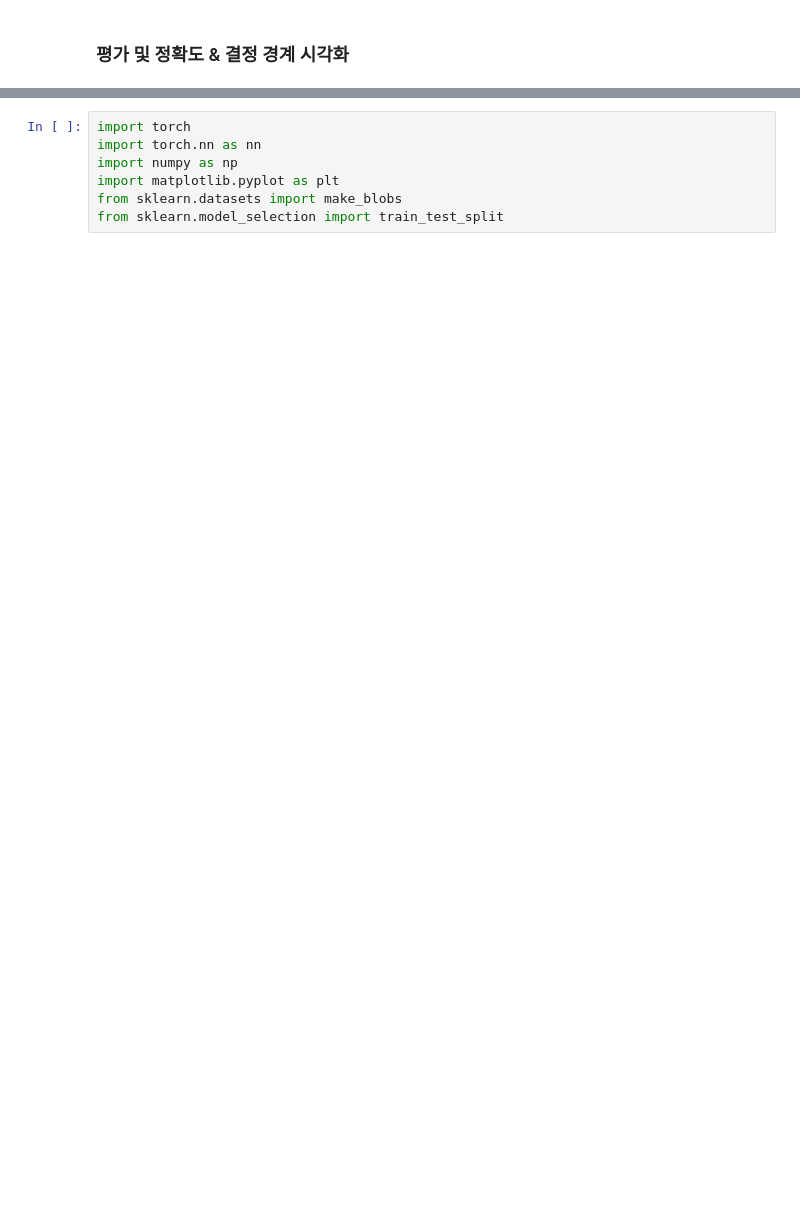
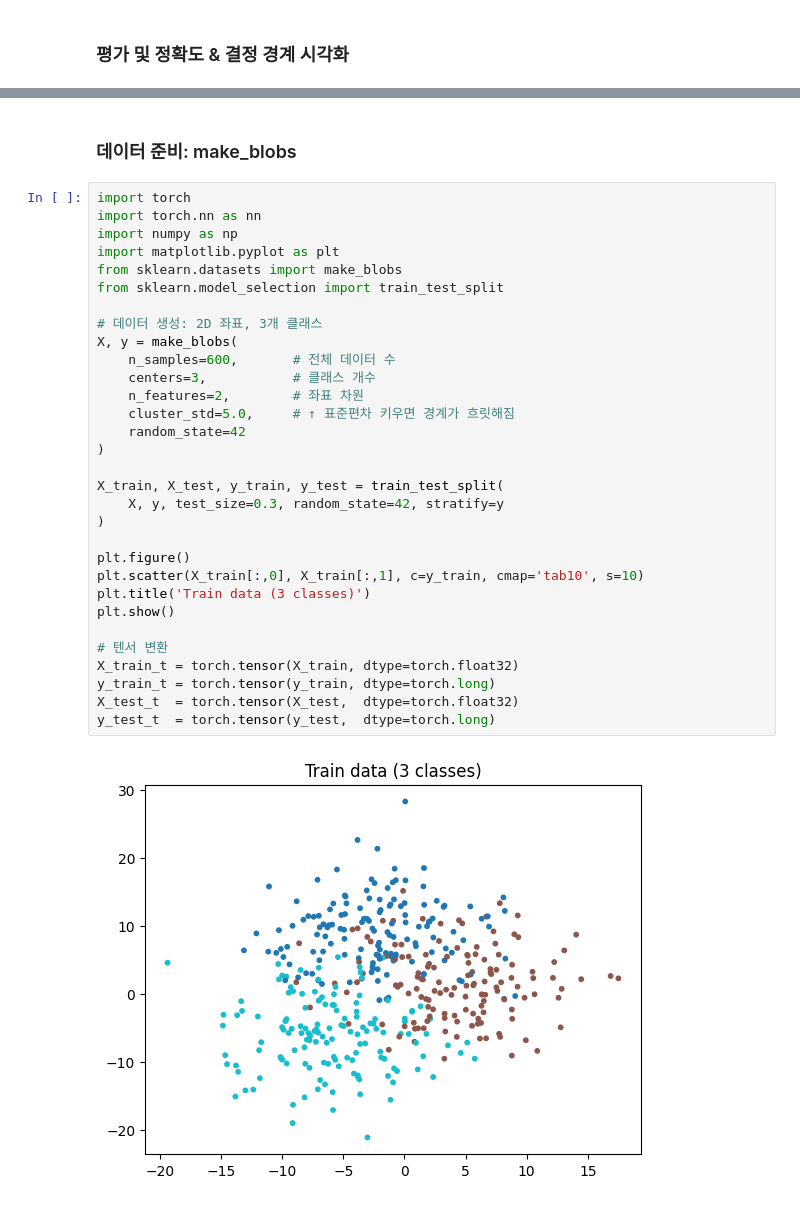
Before and after one commit to yooburi/ML_DL_yooburi, a Jupyter notebook: machine_ai_applications/midterm_classification.ipynb, the cells around one changed output, grey strips where cells are left out. Saved outputs shown, nothing was run; the diff lists cells and outputs as text; blank space fills up the shorter version.

```diff
--- a/machine_ai_applications/midterm_classification.ipynb
+++ b/machine_ai_applications/midterm_classification.ipynb
@@ -201,7 +180,35 @@ Test Accuracy: 98.00%
-# %%
-import torch
-import torch.nn as nn
-import numpy as np
-import matplotlib.pyplot as plt
-from sklearn.datasets import make_blobs
-from sklearn.model_selection import train_test_split
+# %% [markdown]
+### 데이터 준비: make_blobs
+# %%
+import torch
+import torch.nn as nn
+import numpy as np
+import matplotlib.pyplot as plt
+from sklearn.datasets import make_blobs
+from sklearn.model_selection import train_test_split
+
+# 데이터 생성: 2D 좌표, 3개 클래스
+X, y = make_blobs(
+    n_samples=600,       # 전체 데이터 수
+    centers=3,           # 클래스 개수
+    n_features=2,        # 좌표 차원
+    cluster_std=5.0,     # ↑ 표준편차 키우면 경계가 흐릿해짐
+    random_state=42
+)
+
+X_train, X_test, y_train, y_test = train_test_split(
+    X, y, test_size=0.3, random_state=42, stratify=y
+)
+
+plt.figure()
+plt.scatter(X_train[:,0], X_train[:,1], c=y_train, cmap='tab10', s=10)
+plt.title('Train data (3 classes)')
+plt.show()
+
+# 텐서 변환
+X_train_t = torch.tensor(X_train, dtype=torch.float32)
+y_train_t = torch.tensor(y_train, dtype=torch.long)
+X_test_t  = torch.tensor(X_test,  dtype=torch.float32)
+y_test_t  = torch.tensor(y_test,  dtype=torch.long)
+# %% [output]
+[figure, added]
```
Also changed, not shown: parts of 32 cells of this notebook.
